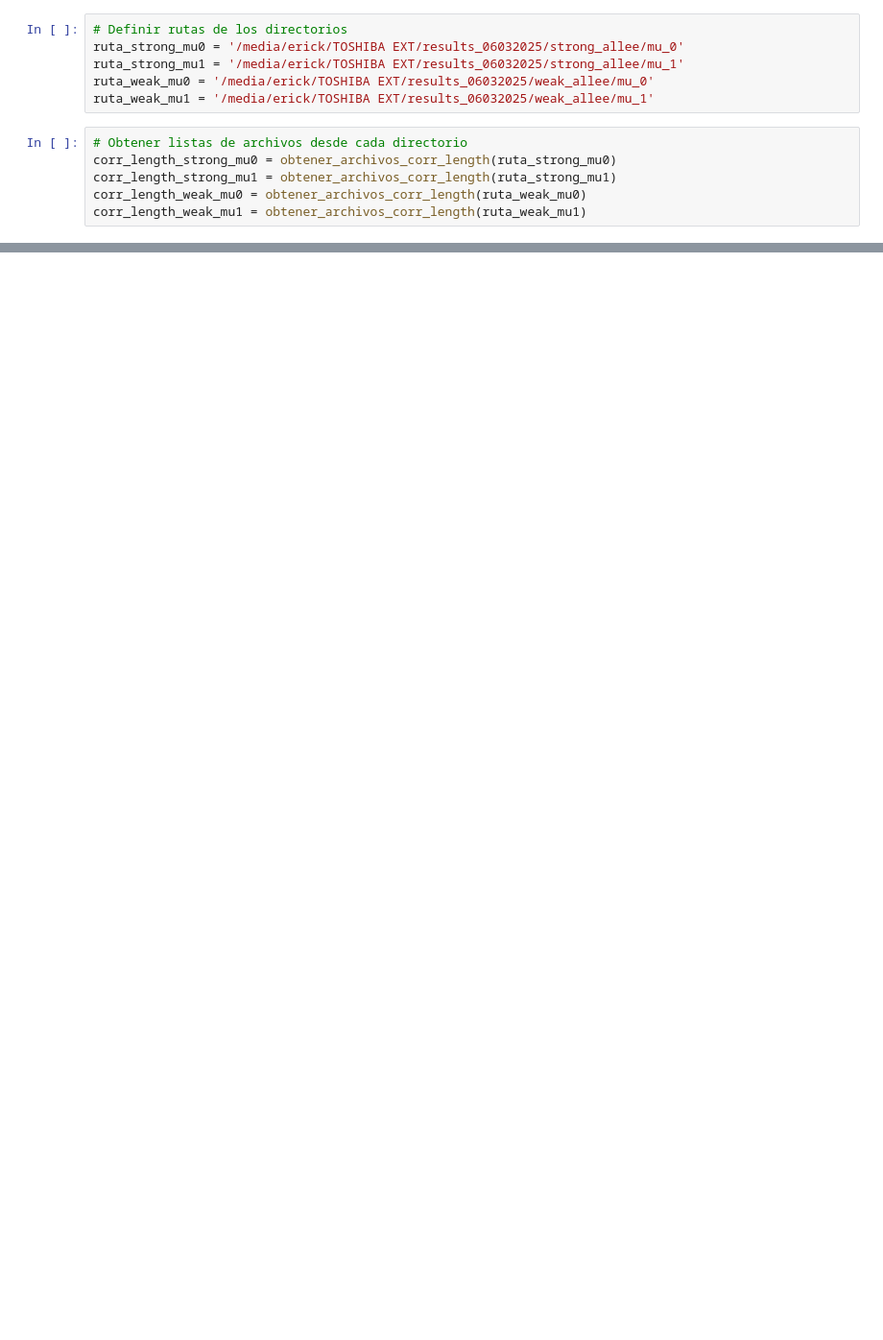
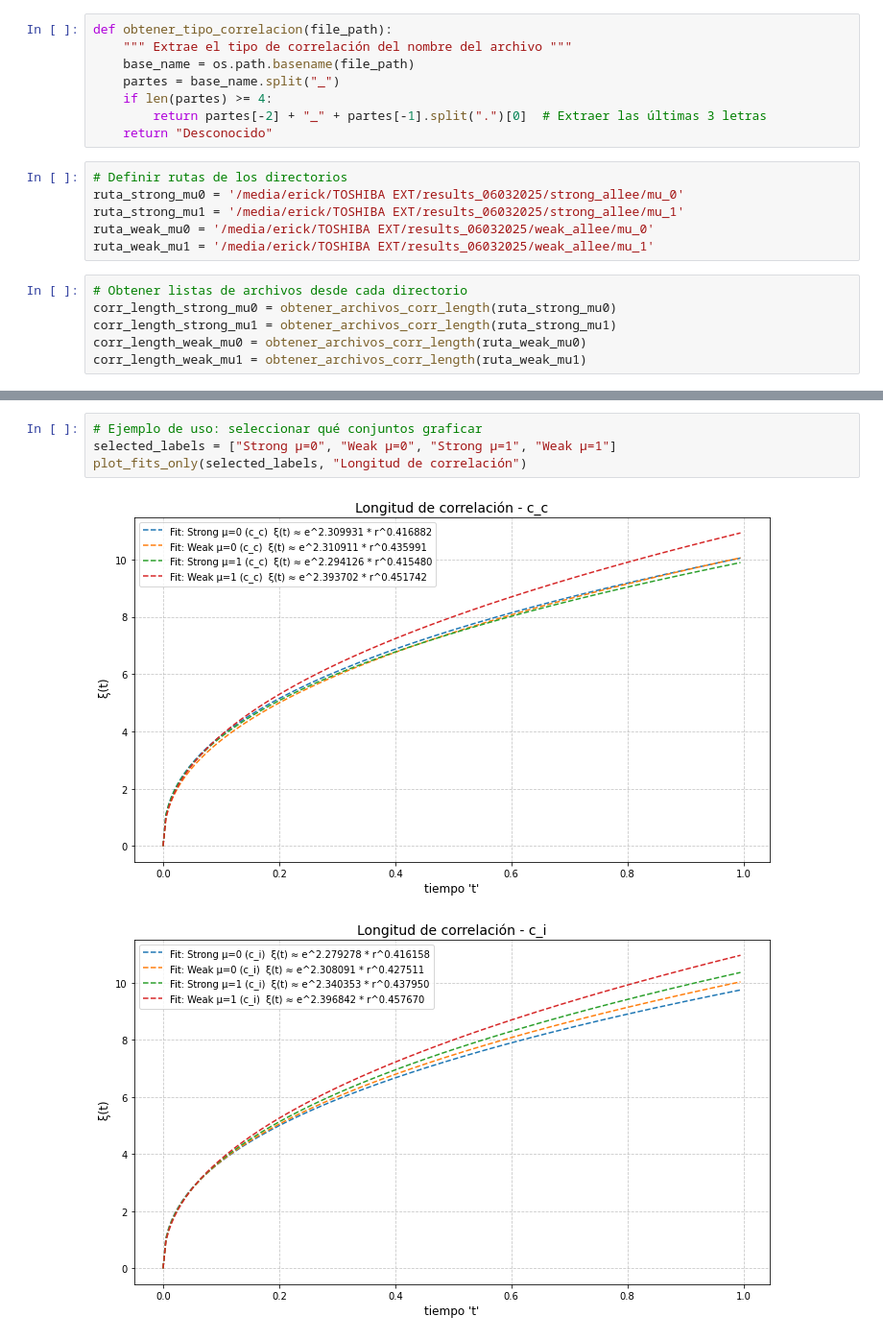
Before and after one commit to ErickSerrato631/doctorado_efsg, a Jupyter notebook: new_model_10112024/Strong Allee/correlation_comparison.ipynb, the cells around one changed output, grey strips where cells are left out. Shown at 96% size. Cells and saved outputs as stored; diff of their text form; blank space fills up the shorter version.

```diff
--- a/new_model_10112024/Strong Allee/correlation_comparison.ipynb
+++ b/new_model_10112024/Strong Allee/correlation_comparison.ipynb
@@ -29,6 +29,14 @@ def obtener_archivos_corr_length(directorio, patron="corr_length_real_inverse"):
     archivos = os.listdir(directorio)
     archivos_coincidentes = [os.path.join(directorio, archivo) for archivo in archivos if patron in archivo]
     return archivos_coincidentes
+# %%
+def obtener_tipo_correlacion(file_path):
+    """ Extrae el tipo de correlación del nombre del archivo """
+    base_name = os.path.basename(file_path)
+    partes = base_name.split("_")
+    if len(partes) >= 4:
+        return partes[-2] + "_" + partes[-1].split(".")[0]  # Extraer las últimas 3 letras
+    return "Desconocido"
 # %%
 # Definir rutas de los directorios
 ruta_strong_mu0 = '/media/erick/TOSHIBA EXT/results_06032025/strong_allee/mu_0'
@@ -193,0 +236,7 @@ plot_correlation_with_fit(selected_labels, "Longitud de correlación")
+# %%
+# Ejemplo de uso: seleccionar qué conjuntos graficar
+selected_labels = ["Strong μ=0", "Weak μ=0", "Strong μ=1", "Weak μ=1"]
+plot_fits_only(selected_labels, "Longitud de correlación")
+# %% [output]
+[figure, added]
+[figure, added]
```
Also changed, not shown: parts of 8 cells of this notebook, 2 other files.
